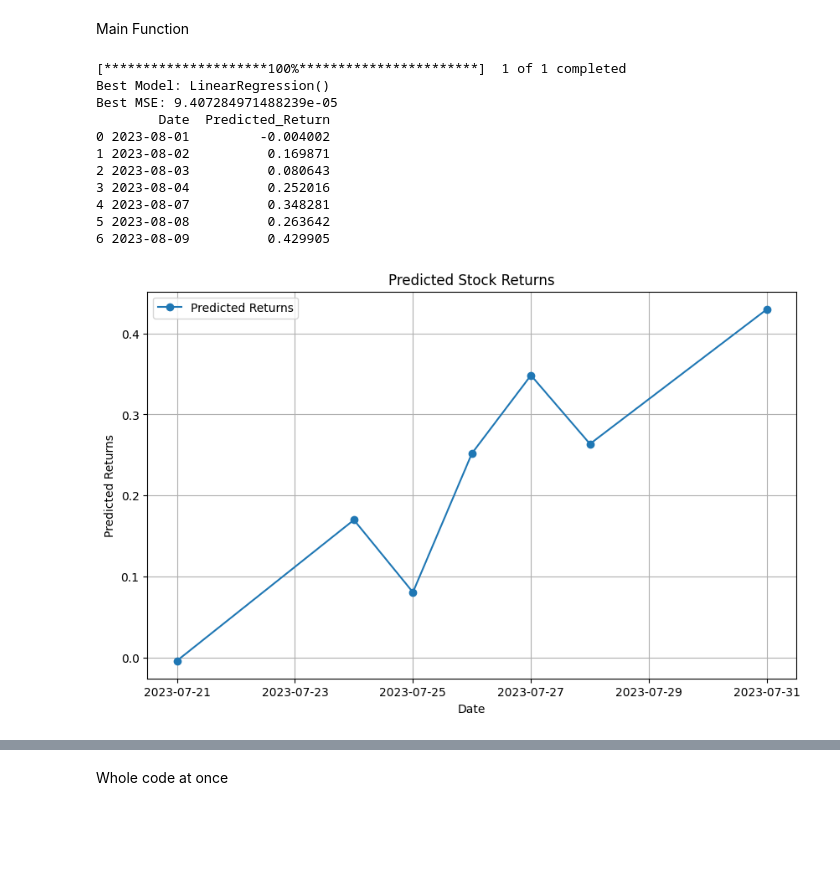
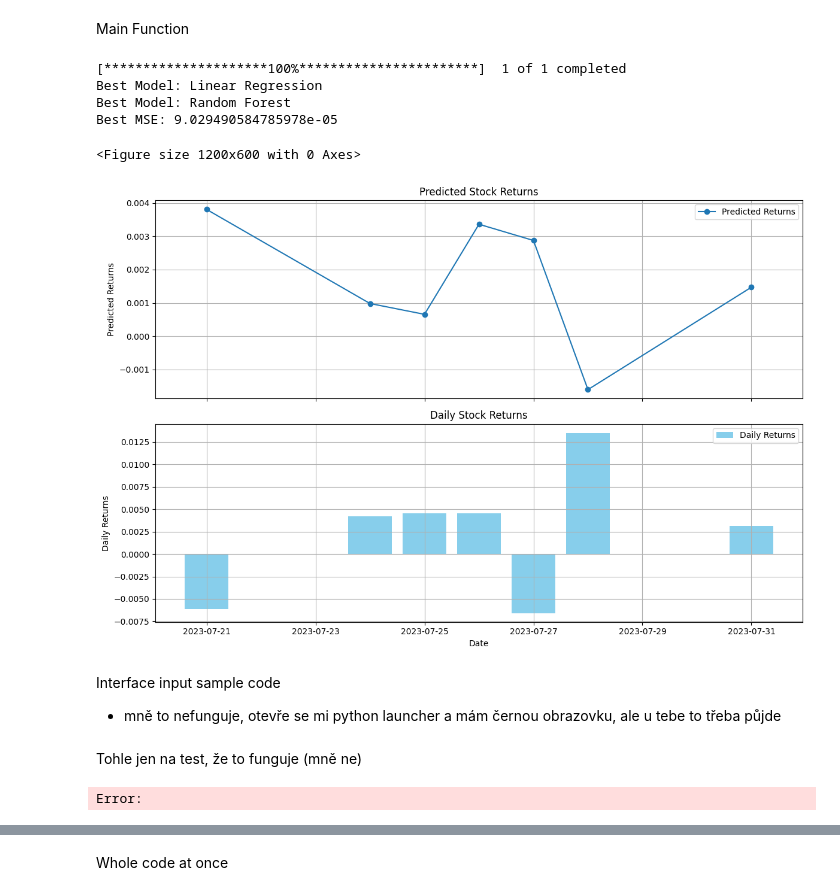
Before and after one commit to Sikys11235/ProjectDPiP, a Jupyter notebook: run_main.ipynb, the cells around one changed output, grey strips where cells are left out. Saved outputs shown, nothing was run; the diff lists cells and outputs as text; code cells hidden in the pictures; blank space fills up the shorter version.

Commit message:
Added more visualization and additional files to make the visualisation sexy and crisp

```diff
--- a/run_main.ipynb
+++ b/run_main.ipynb
@@ -132,3 +139,31 @@ def visualize_predictions(predicted_returns, date_labels):
+# %%
+# Function to visualize predictions and daily returns
+def visualize_predictions(predicted_returns, date_labels, daily_returns):
+    plt.figure(figsize=(12, 6))
+
+    # Create subplots with shared x-axis
+    fig, (ax1, ax2) = plt.subplots(2, 1, figsize=(12, 8), sharex=True)
+
+    # Plot the line chart for predicted returns
+    ax1.plot(date_labels, predicted_returns, label='Predicted Returns', marker='o')
+    ax1.set_ylabel('Predicted Returns')
+    ax1.set_title('Predicted Stock Returns')
+    ax1.legend()
+    ax1.grid(True)
+
+    # Plot the bar chart for daily returns
+    ax2.bar(date_labels, daily_returns, label='Daily Returns', color='skyblue')
+    ax2.set_xlabel('Date')
+    ax2.set_ylabel('Daily Returns')
+    ax2.set_title('Daily Stock Returns')
+    ax2.legend()
+    ax2.grid(True)
+
+    # Adjust layout for better visualization
+    plt.tight_layout()
+
+    # Show the combined chart
+    plt.show()
 # %% [markdown]
 Main Function
 # %%
@@ -138,7 +173,6 @@ if __name__ == "__main__":
     start_date = "2023-01-01"
     end_date = "2023-08-01"
     num_days = 7  # Specify how many days in advance you want to predict
-
     stock_data = fetch_stock_data(stock_symbol, start_date, end_date)
     daily_returns_data = calculate_daily_returns(stock_data)
 
@@ -148,46 +182,40 @@ if __name__ == "__main__":
     stock_data = calculate_sma_ema(daily_returns_data, window)
 
     X, y = prepare_data(stock_data, num_days)
 
     X_train, X_test, y_train, y_test = train_test_split(X, y, test_size=0.2, shuffle=False)
 
     best_model = train_and_evaluate_models(X_train, y_train, X_test, y_test)
 
     # Predict num_days in advance using the best model
     last_week_data = X_test[-1].reshape(1, -1)  # Take the last row of data
 
     predicted_returns = []
 
     for i in range(num_days):
         # Predict one day ahead
         prediction = best_model.predict(last_week_data)  # Predict one day
         predicted_returns.append(prediction[0])  # Append the prediction to the list
-
-        # Update the last_week_data for the next prediction
+         # Update the last_week_data for the next prediction
         new_data_point = np.array([prediction[0], stock_data['SMA'].iloc[-num_days+i+1], stock_data['EMA'].iloc[-num_days+i+1]])
         last_week_data = np.roll(last_week_data, -3)  # Roll the array to remove the oldest day's data
         last_week_data[0, -3:] = new_data_point  # Append the new prediction data
 
     # Create a range of dates for the upcoming week
     prediction_dates = pd.date_range(start=end_date, periods=num_days, freq='B')
     date_labels = stock_data.index[-num_days:]
 
     # Create a DataFrame with dates and corresponding predicted returns
     prediction_df = pd.DataFrame({'Date': prediction_dates, 'Predicted_Return': predicted_returns})
 
-    print(prediction_df)
-
-    visualize_predictions(predicted_returns, date_labels)
+    visualize_predictions(predicted_returns, date_labels, daily_returns_data['Daily_Return'][-num_days:])
 # %% [output]
 [*********************100%***********************]  1 of 1 completed
-Best Model: LinearRegression()
-Best MSE: 9.407284971488239e-05
-        Date  Predicted_Return
-0 2023-08-01         -0.004002
-1 2023-08-02          0.169871
-2 2023-08-03          0.080643
-3 2023-08-04          0.252016
-4 2023-08-07          0.348281
-5 2023-08-08          0.263642
-6 2023-08-09          0.429905
+Best Model: Linear Regression
+Best Model: Random Forest
+Best MSE: 9.029490584785978e-05
+<Figure size 1200x600 with 0 Axes>
-[figure, old version]
+[figure, new version]
+# %% [markdown]
+Interface input sample code
+- mně to nefunguje, otevře se mi python launcher a mám černou obrazovku, ale u tebe to třeba půjde
@@ -193,0 +294,18 @@ Best MSE: 9.407284971488239e-05
+# %% [markdown]
+Tohle jen na test, že to funguje (mně ne)
+# %%
+import tkinter as tk
+
+# Create a tkinter window
+window = tk.Tk()
+
+# Create a label widget with the text "Hello, World!"
+label = tk.Label(window, text="Hello, World!")
+
+# Pack the label widget to display it in the window
+label.pack()
+
+# Start the tkinter main loop
+window.mainloop()
+# %% [output]
+Error:
```
Also changed, not shown: parts of 18 cells of this notebook, 2 other files.
